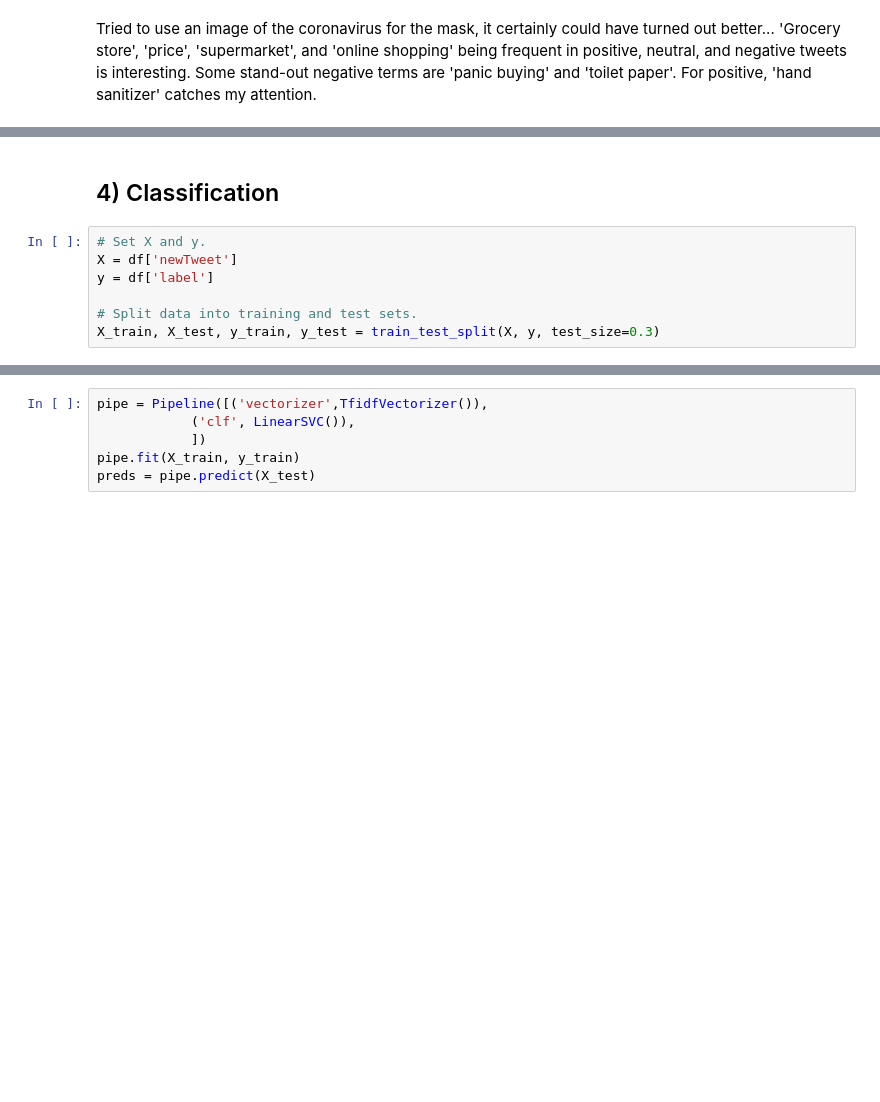
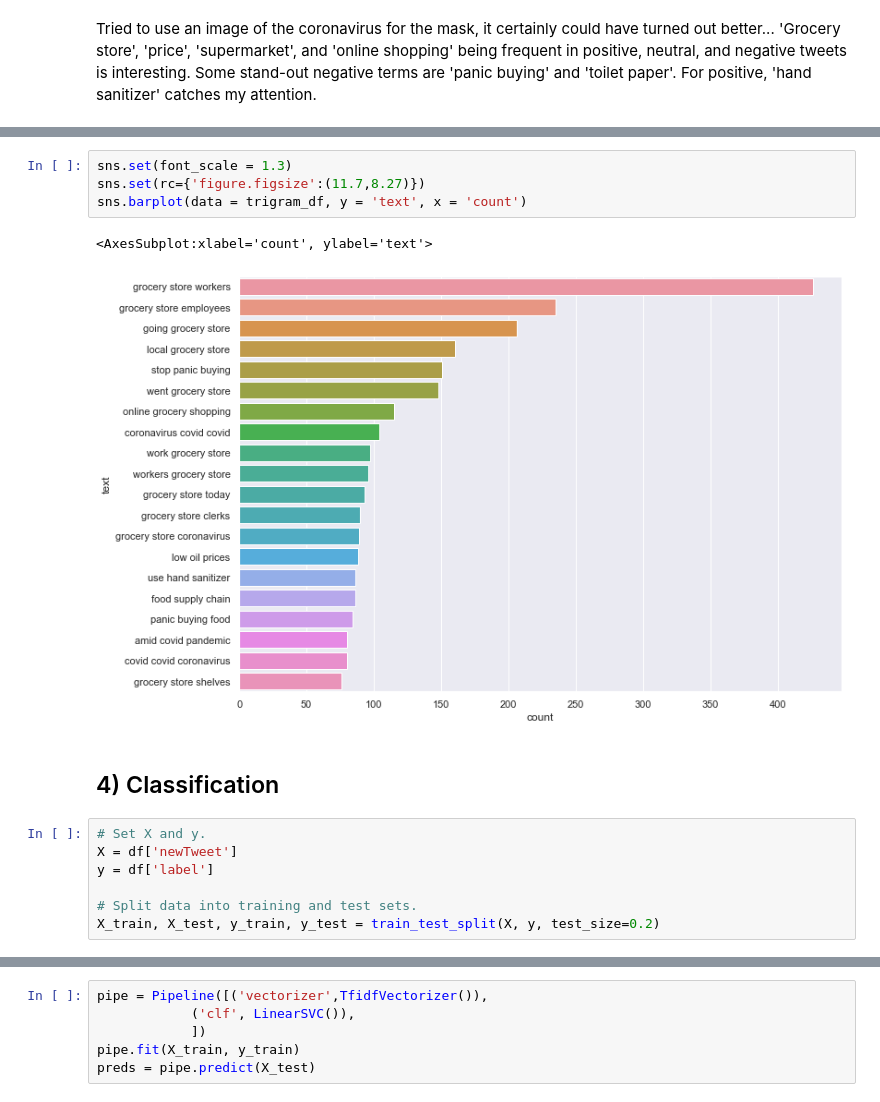
Before and after one commit to cpud/kaggle, a Jupyter notebook: covid/corona_tweets_v6.ipynb, the cells around one changed output, grey strips where cells are left out. Saved outputs shown, nothing was run; the diff lists cells and outputs as text; blank space fills up the shorter version.

```diff
--- a/covid/corona_tweets_v6.ipynb
+++ b/covid/corona_tweets_v6.ipynb
@@ -389,3 +475,10 @@ Tried to use an image of the coronavirus for the mask, it certainly could have t
+# %%
+sns.set(font_scale = 1.3)
+sns.set(rc={'figure.figsize':(11.7,8.27)})
+sns.barplot(data = trigram_df, y = 'text', x = 'count')
+# %% [output]
+<AxesSubplot:xlabel='count', ylabel='text'>
+[figure, added]
 # %% [markdown]
 ## 4) Classification
 # %%
@@ -394,4 +487,4 @@ X = df['newTweet']
 y = df['label']
 
 # Split data into training and test sets.
-X_train, X_test, y_train, y_test = train_test_split(X, y, test_size=0.3)
+X_train, X_test, y_train, y_test = train_test_split(X, y, test_size=0.2)
```
Also changed, not shown: parts of 37 cells of this notebook.
